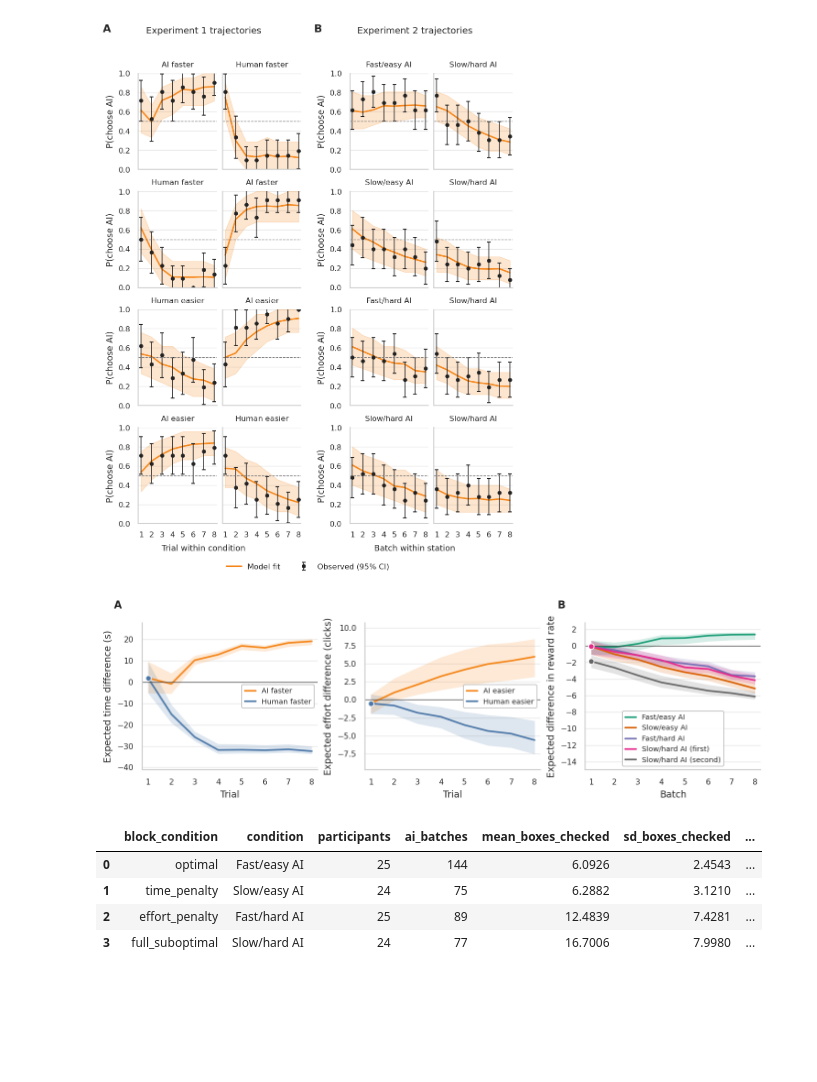
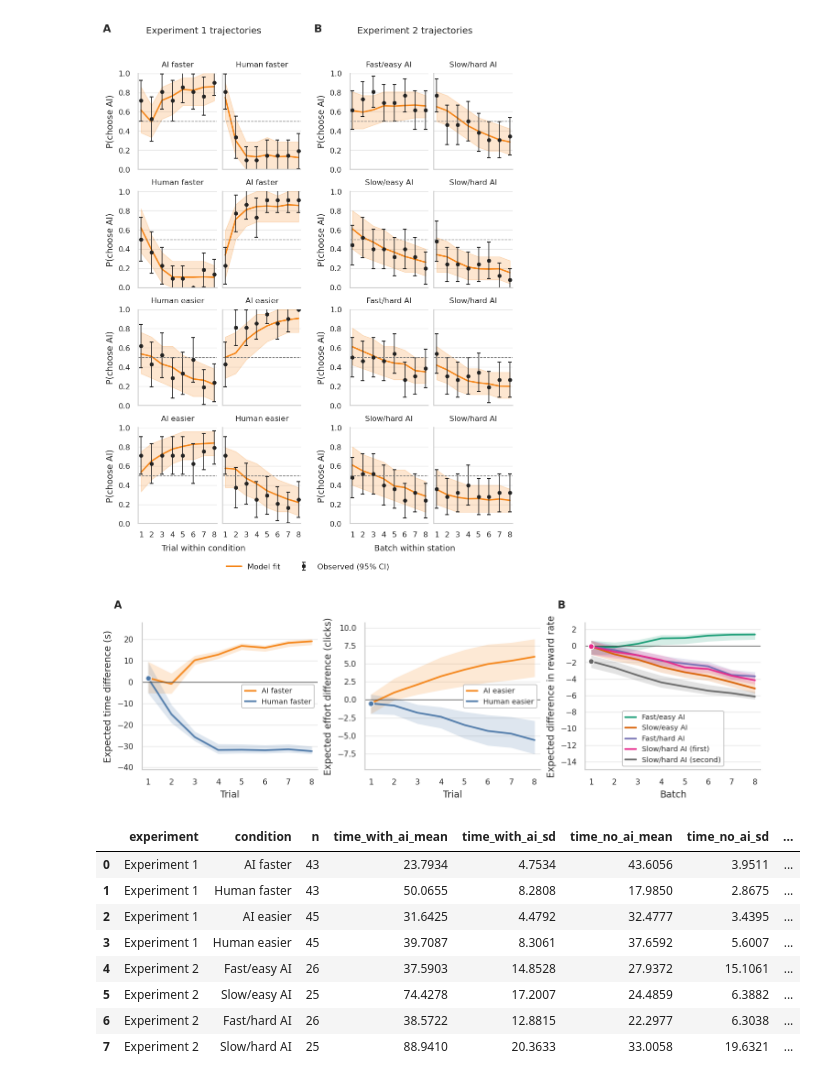
Before and after one commit to hinyzee/human-ai-delegation, a Jupyter notebook: analysis/figures/paper_figures.ipynb, the cells around one changed output. Drawn from its saved outputs; the diff is of its cells as text; code cells hidden in the pictures; blank space fills up the shorter version.

Commit message:
added table 1

```diff
--- a/analysis/figures/paper_figures.ipynb
+++ b/analysis/figures/paper_figures.ipynb
@@ -36,6 +36,14 @@ CONDITION_COLORS = {
     "Slow/hard AI (first)": "#E7298A",
     "Slow/hard AI (second)": "#666666",
 }
+EXPERIMENT_1_TIME_CONDITIONS = {
+    1: "AI faster",
+    2: "Human faster",
+}
+EXPERIMENT_1_EFFORT_CONDITIONS = {
+    2: "AI easier",
+    1: "Human easier",
+}
 EXPERIMENT_2_CONDITIONS = {
     "optimal": "Fast/easy AI",
     "time_penalty": "Slow/easy AI",
@@ -508,30 +563,34 @@ def figure_3():
 # %%
 def generate_figures(show=True):
     experiment_1_time, experiment_1_effort, experiment_2 = load_data()
-    experiment_2_effort_summary(experiment_2).to_csv(
-        OUT / "table_1_experiment_2_effort.csv", index=False
+    build_table_1(experiment_1_time, experiment_1_effort, experiment_2).to_csv(
+        OUT / "table_1.csv", index=False
     )
     figures = [
         figure_1(experiment_1_time, experiment_1_effort, experiment_2),
         figure_2(experiment_1_time, experiment_1_effort, experiment_2),
         figure_3(),
     ]
     if show:
         plt.show()
     else:
         for figure in figures:
             plt.close(figure)
     return figures
 
 
 _figures = generate_figures(show=True)
-pd.read_csv(OUT / "table_1_experiment_2_effort.csv")
+pd.read_csv(OUT / "table_1.csv")
 # %% [output]
 [figure]
 [figure]
 [figure]
-|  | block_condition | condition | participants | ai_batches | mean_boxes_checked | sd_boxes_checked | ... |
-| 0 | optimal | Fast/easy AI | 25 | 144 | 6.0926 | 2.4543 | ... |
-| 1 | time_penalty | Slow/easy AI | 24 | 75 | 6.2882 | 3.1210 | ... |
-| 2 | effort_penalty | Fast/hard AI | 25 | 89 | 12.4839 | 7.4281 | ... |
-| 3 | full_suboptimal | Slow/hard AI | 24 | 77 | 16.7006 | 7.9980 | ... |
+|  | experiment | condition | n | time_with_ai_mean | time_with_ai_sd | time_no_ai_mean | time_no_ai_sd | ... |
+| 0 | Experiment 1 | AI faster | 43 | 23.7934 | 4.7534 | 43.6056 | 3.9511 | ... |
+| 1 | Experiment 1 | Human faster | 43 | 50.0655 | 8.2808 | 17.9850 | 2.8675 | ... |
+| 2 | Experiment 1 | AI easier | 45 | 31.6425 | 4.4792 | 32.4777 | 3.4395 | ... |
+| 3 | Experiment 1 | Human easier | 45 | 39.7087 | 8.3061 | 37.6592 | 5.6007 | ... |
+| 4 | Experiment 2 | Fast/easy AI | 26 | 37.5903 | 14.8528 | 27.9372 | 15.1061 | ... |
+| 5 | Experiment 2 | Slow/easy AI | 25 | 74.4278 | 17.2007 | 24.4859 | 6.3882 | ... |
+| 6 | Experiment 2 | Fast/hard AI | 26 | 38.5722 | 12.8815 | 22.2977 | 6.3038 | ... |
+| 7 | Experiment 2 | Slow/hard AI | 25 | 88.9410 | 20.3633 | 33.0058 | 19.6321 | ... |
```
Also changed, not shown: parts of 2 cells of this notebook, 6 other files.
